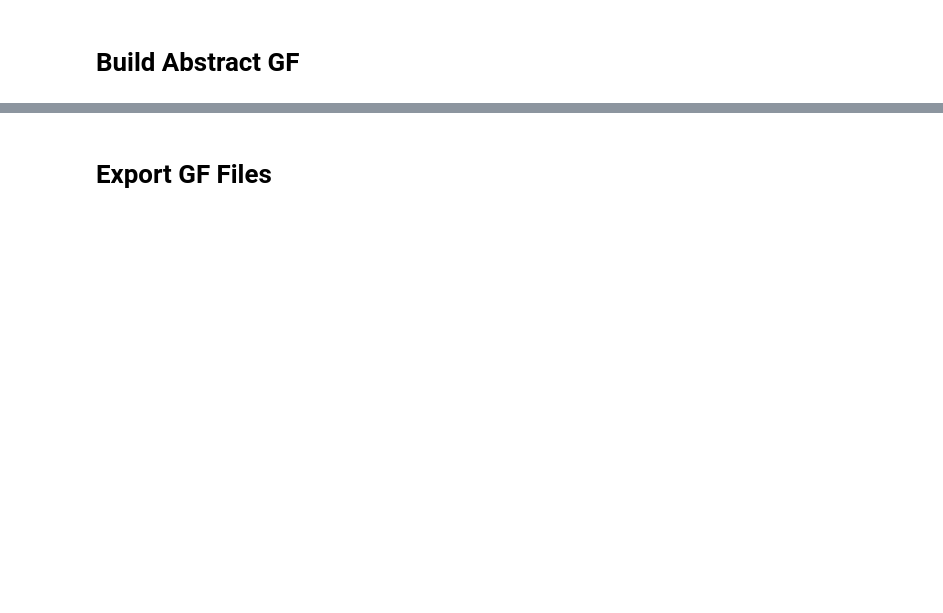
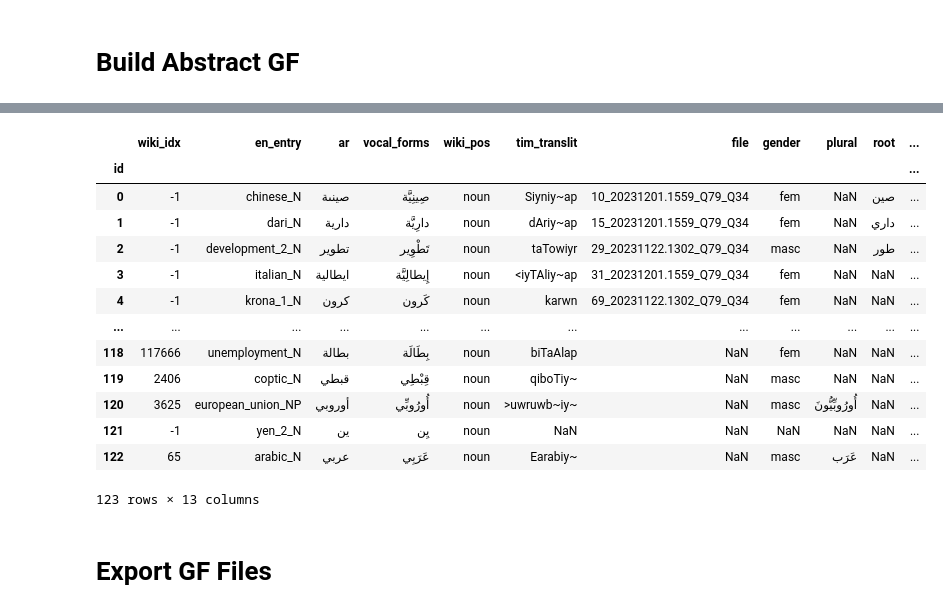
Before and after one commit to zarzouram/MLT_Thesis, a Jupyter notebook: notebooks/step-3_build_gfs.ipynb, the cells around one changed output, grey strips where cells are left out. Cells and saved outputs as stored; diff of their text form; code cells hidden in the pictures; blank space fills up the shorter version.

```diff
--- a/notebooks/step-3_build_gfs.ipynb
+++ b/notebooks/step-3_build_gfs.ipynb
@@ -275,3 +273,20 @@ df_nouns
+# %%
+df_nouns.drop(["ar_letters", "senses"], axis=1)
+# %% [output]
+|  | wiki_idx | en_entry | ar | vocal_forms | wiki_pos | tim_translit | file | gender | plural | root | ... |
+| id |  |  |  |  |  |  |  |  |  |  | ... |
+| 0 | -1 | chinese_N | صينىة | صِينِيَّة | noun | Siyniy~ap | 10_20231201.1559_Q79_Q34 | fem | NaN | صين | ... |
+| 1 | -1 | dari_N | دارية | دارِيَّة | noun | dAriy~ap | 15_20231201.1559_Q79_Q34 | fem | NaN | داري | ... |
+| 2 | -1 | development_2_N | تطوير | تَطْوِير | noun | taTowiyr | 29_20231122.1302_Q79_Q34 | masc | NaN | طور | ... |
+| 3 | -1 | italian_N | ايطالية | إِيطالِيَّة | noun | <iyTAliy~ap | 31_20231201.1559_Q79_Q34 | fem | NaN | NaN | ... |
+| 4 | -1 | krona_1_N | كرون | كَرون | noun | karwn | 69_20231122.1302_Q79_Q34 | fem | NaN | NaN | ... |
+| ... | ... | ... | ... | ... | ... | ... | ... | ... | ... | ... | ... |
+| 118 | 117666 | unemployment_N | بطالة | بِطَالَة | noun | biTaAlap | NaN | fem | NaN | NaN | ... |
+| 119 | 2406 | coptic_N | قبطي | قِبْطِي | noun | qiboTiy~ | NaN | masc | NaN | NaN | ... |
+| 120 | 3625 | european_union_NP | أوروبي | أُورُوبِّي | noun | >uwruwb~iy~ | NaN | masc | أُورُوبِّيُّونَ | NaN | ... |
+| 121 | -1 | yen_2_N | ين | يِن | noun | NaN | NaN | NaN | NaN | NaN | ... |
+| 122 | 65 | arabic_N | عربي | عَرَبِي | noun | Earabiy~ | NaN | masc | عَرَب | NaN | ... |
+123 rows × 13 columns
 # %% [markdown]
 # Export GF Files
 # %%
```
Also changed, not shown: parts of 21 cells of this notebook, 3 other files.
